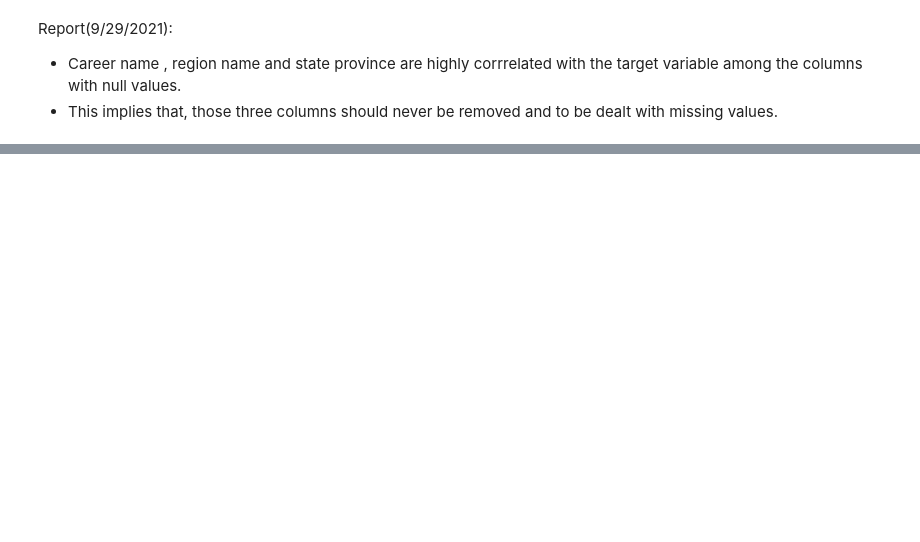
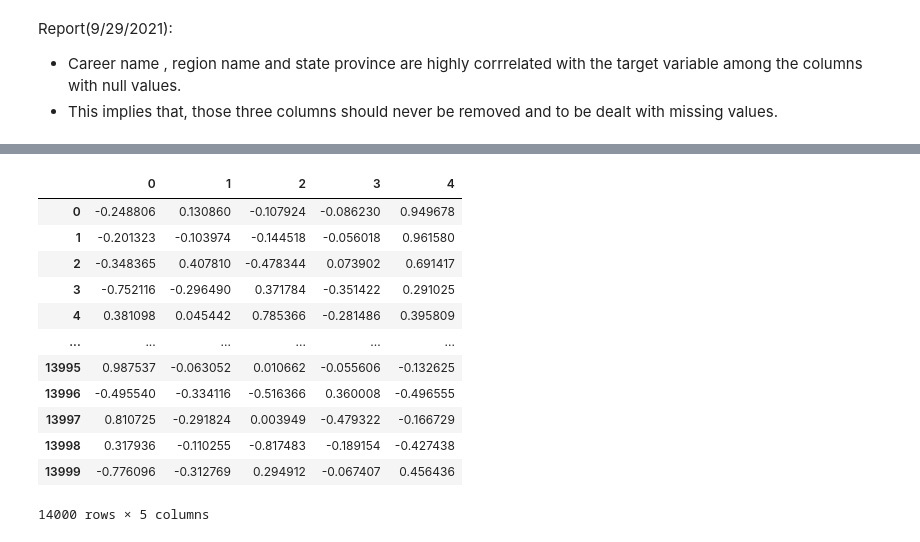
Before and after one commit to rahulrenegade/Wells-Fargo-Analytics-Challenge, a Jupyter notebook: Wells Fargo .ipynb, the cells around one changed output, grey strips where cells are left out. Drawn from its saved outputs; the diff is of its cells as text; code cells hidden in the pictures; blank space fills up the shorter version.

```diff
--- a/Wells Fargo .ipynb
+++ b/Wells Fargo .ipynb
@@ -298,0 +352,33 @@ Report(9/29/2021):
+# %%
+from sklearn.decomposition import PCA
+from sklearn.cluster import AgglomerativeClustering
+from sklearn.preprocessing import StandardScaler, normalize
+from sklearn.metrics import silhouette_score
+import scipy.cluster.hierarchy as shc
+
+# Scaling the data so that all the features become comparable
+scaler = StandardScaler()
+HAC_scaled = scaler.fit_transform(HAC_Clustering)
+
+# Normalizing the data so that the data approximately
+# follows a Gaussian distribution
+HAC_normalized = normalize(HAC_scaled)
+
+# Converting the numpy array into a pandas DataFrame
+HAC_normalized = pd.DataFrame(HAC_normalized)
+# %%
+HAC_normalized
+# %% [output]
+|  | 0 | 1 | 2 | 3 | 4 |
+| 0 | -0.248806 | 0.130860 | -0.107924 | -0.086230 | 0.949678 |
+| 1 | -0.201323 | -0.103974 | -0.144518 | -0.056018 | 0.961580 |
+| 2 | -0.348365 | 0.407810 | -0.478344 | 0.073902 | 0.691417 |
+| 3 | -0.752116 | -0.296490 | 0.371784 | -0.351422 | 0.291025 |
+| 4 | 0.381098 | 0.045442 | 0.785366 | -0.281486 | 0.395809 |
+| ... | ... | ... | ... | ... | ... |
+| 13995 | 0.987537 | -0.063052 | 0.010662 | -0.055606 | -0.132625 |
+| 13996 | -0.495540 | -0.334116 | -0.516366 | 0.360008 | -0.496555 |
+| 13997 | 0.810725 | -0.291824 | 0.003949 | -0.479322 | -0.166729 |
+| 13998 | 0.317936 | -0.110255 | -0.817483 | -0.189154 | -0.427438 |
+| 13999 | -0.776096 | -0.312769 | 0.294912 | -0.067407 | 0.456436 |
+14000 rows × 5 columns
```
Also changed, not shown: parts of 29 cells of this notebook, 1 other file.
